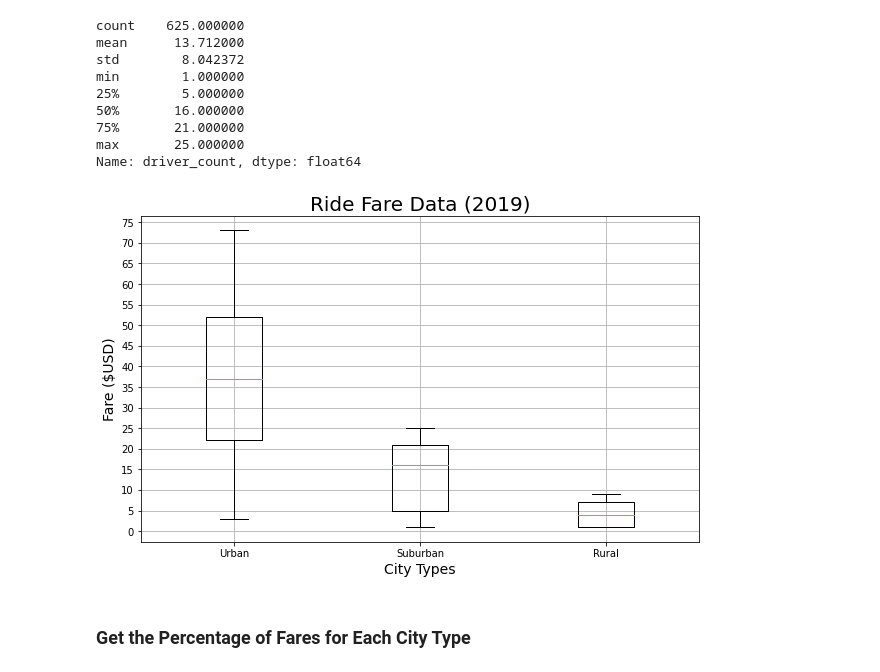
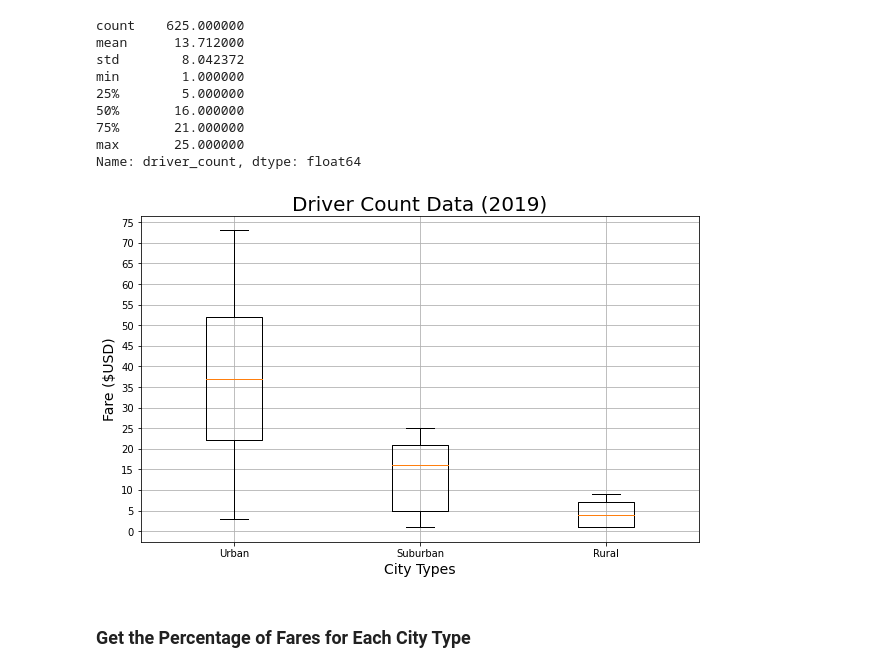
Before and after one commit to JackieCortes/PyBer_Analysis, a Jupyter notebook: PyBer.ipynb, the cells around one changed output. Saved outputs shown, nothing was run; the diff lists cells and outputs as text; code cells hidden in the pictures.

```diff
--- a/PyBer.ipynb
+++ b/PyBer.ipynb
@@ -986,35 +986,35 @@ Name: driver_count, dtype: float64
 # %%
 # Create a box-and-whisker plot for driver count data
 #1. Label
 x_labels = ["Urban", "Suburban","Rural"]
 
 #2. list of values to be plot the three types of city
 ride_driver_data = [urban_drivers, suburban_drivers, rural_drivers]
 
 #3. Draw and size
 fig, ax = plt.subplots(figsize=(10, 6))
 
 #4. Title
-ax.set_title('Ride Fare Data (2019)',fontsize=20)
+ax.set_title('Driver Count Data (2019)',fontsize=20)
 
 #5. Labels
 ax.set_ylabel('Fare ($USD)',fontsize=14)
 ax.set_xlabel("City Types",fontsize=14)
 
 #6.Draw the plot
 ax.boxplot(ride_driver_data, labels=x_labels)
 
 #7.yaxis format
 ax.set_yticks(np.arange(0, 80, step=5.0))
 
 #8.Grid
 ax.grid()
 
 #9. Save the figure.
 plt.savefig("analysis/Fig4.png")
 plt.show()
 # %% [output]
-[figure, old version]
+[figure, new version]
 # %% [markdown]
 ### Get the Percentage of Fares for Each City Type
 # %%
```
Also changed, not shown: parts of 1 cell of this notebook, 1 other file.
